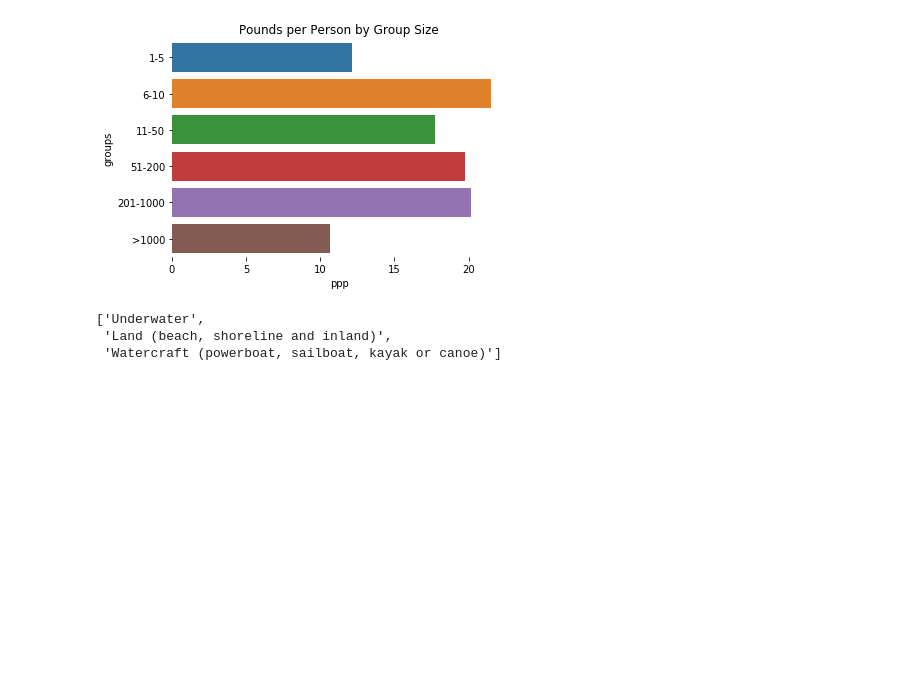
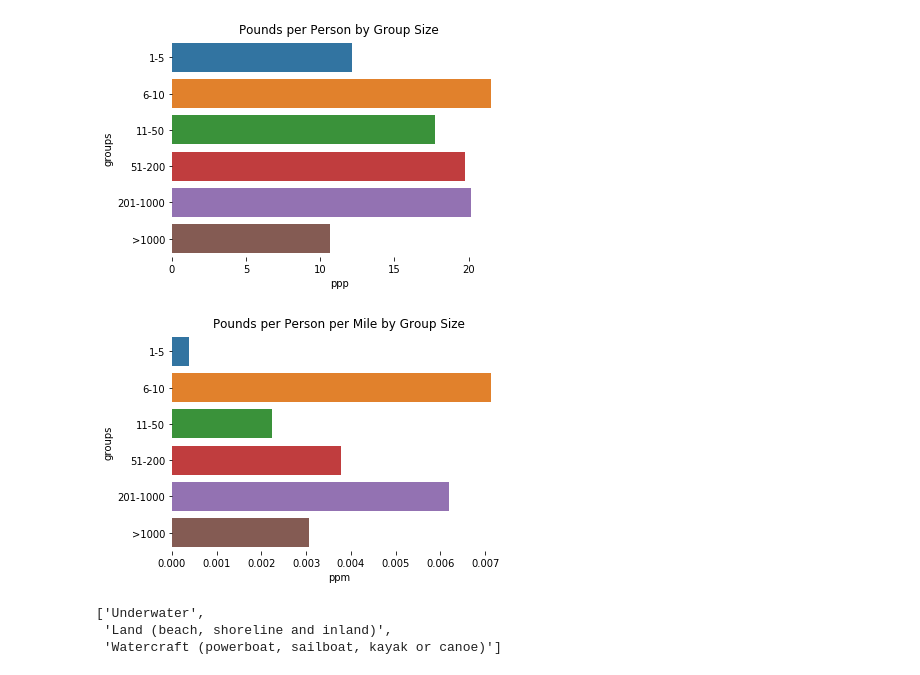
Before and after one commit to privat33r/dc20075-ocean, a Jupyter notebook: ocean-cleanup-new.ipynb, the cells around one changed output. Cells and saved outputs as stored; diff of their text form; code cells hidden in the pictures; blank space fills up the shorter version.

```diff
--- a/ocean-cleanup-new.ipynb
+++ b/ocean-cleanup-new.ipynb
@@ -381,42 +361,49 @@ sns.despine(left=True, bottom=True)
 [figure]
 # %%
 groupSize = dict()
-groupSize['1-5'] = [0,0,0]
-groupSize['6-10'] = [0,0,0]
-groupSize['11-50'] = [0,0,0]
-groupSize['51-200'] = [0,0,0]
-groupSize['201-1000'] = [0,0,0]
-groupSize['>1000'] = [0,0,0]
+groupSize['1-5'] = [0,0,0,0]
+groupSize['6-10'] = [0,0,0,0]
+groupSize['11-50'] = [0,0,0,0]
+groupSize['51-200'] = [0,0,0,0]
+groupSize['201-1000'] = [0,0,0,0]
+groupSize['>1000'] = [0,0,0,0]
 
 for index, row in ocean.iterrows():
     if row['People'] in range(1,6):
         groupSize['1-5'][0] += row['People']
         groupSize['1-5'][1] += row['Pounds']
         groupSize['1-5'][2] += 1
+        groupSize['1-5'][3] += row['Miles']
     elif row['People'] in range(6,11):
         groupSize['6-10'][0] += row['People']
         groupSize['6-10'][1] += row['Pounds']
         groupSize['6-10'][2] += 1
+        groupSize['6-10'][3] += row['Miles']
     elif row['People'] in range(11,51):
         groupSize['11-50'][0] += row['People']
         groupSize['11-50'][1] += row['Pounds']
         groupSize['11-50'][2] += 1
+        groupSize['11-50'][3] += row['Miles']
     elif row['People'] in range(51,201):
         groupSize['51-200'][0] += row['People']
         groupSize['51-200'][1] += row['Pounds']
         groupSize['51-200'][2] += 1
+        groupSize['51-200'][3] += row['Miles']
     elif row['People'] in range(201,1001):
         groupSize['201-1000'][0] += row['People']
         groupSize['201-1000'][1] += row['Pounds']
         groupSize['201-1000'][2] += 1
+        groupSize['201-1000'][3] += row['Miles']
     elif row['People'] > 1000:
         groupSize['>1000'][0] += row['People']
         groupSize['>1000'][1] += row['Pounds']
         groupSize['>1000'][2] += 1
+        groupSize['>1000'][3] += row['Miles']
 # %%
 groups = list()
 groupPeople = list()
 groupPounds = list()
+groupMiles = list()
 groupActivities = list()
 
 for key,value in groupSize.items():
@@ -424,3 +411,4 @@ for key,value in groupSize.items():
     groupPeople.append(value[0])
     groupPounds.append(value[1])
     groupActivities.append(value[2])
+    groupMiles.append(value[3])
@@ -448,6 +440,30 @@ ax.set(title='Pounds per Person by Group Size')
 sns.despine(left=True, bottom=True)
 # %% [output]
 [figure]
+# %%
+ppm = list()
+
+for i in range(0,len(groupPeople)):
+    ppm.append(int(groupPounds[i])/int(groupPeople[i])/int(groupMiles[i]))
+
+gp = {'groups':groups,'ppm':ppm}
+
+# tups = zip(groups,ppp)
+# order = []
+# for s,p in sorted(tups,key=lambda x:x[1],reverse=True):
+#     order.append(s)
+
+df = pd.DataFrame(gp,columns=['groups','ppm'])
+
+# # plt.barh(groups,ppp)
+
+f, ax = plt.subplots()
+ax = sns.barplot(x='ppm',y='groups',data=df)
+ax.set_xlabel('ppm')
+ax.set(title='Pounds per Person per Mile by Group Size')
+sns.despine(left=True, bottom=True)
+# %% [output]
+[figure, added]
 # %%
 types = set()
 
```
Also changed, not shown: parts of 5 cells of this notebook, 6 other files.
